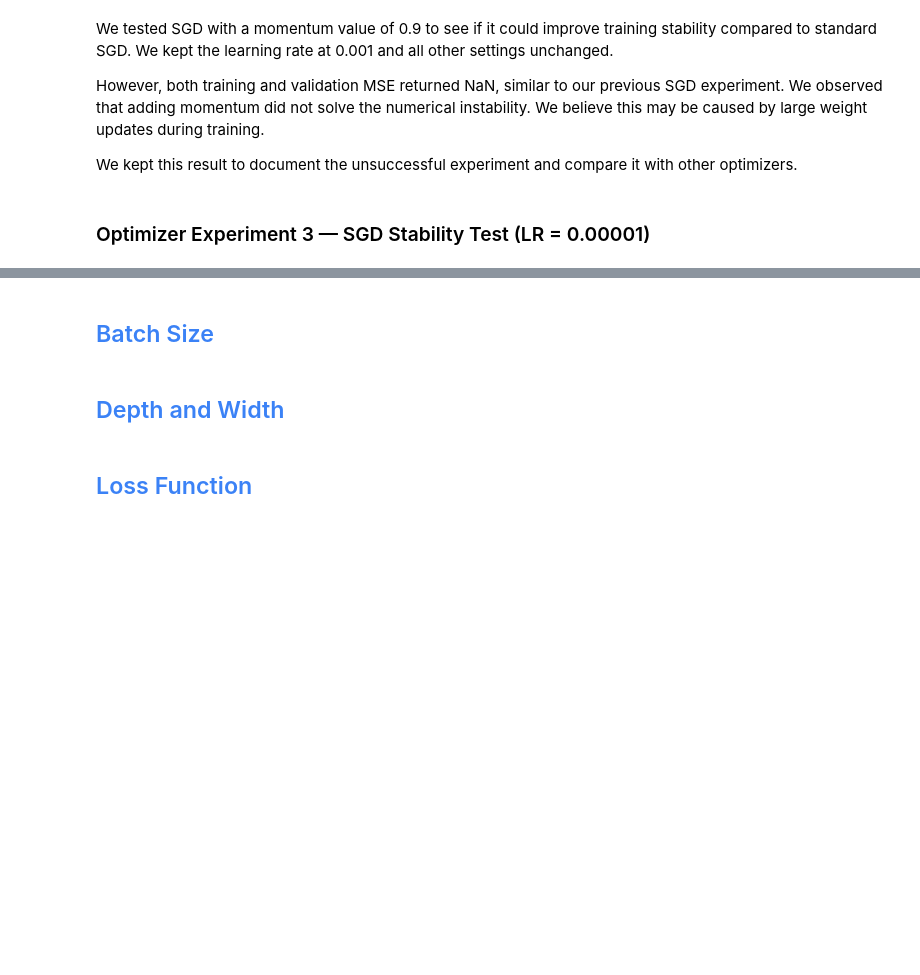
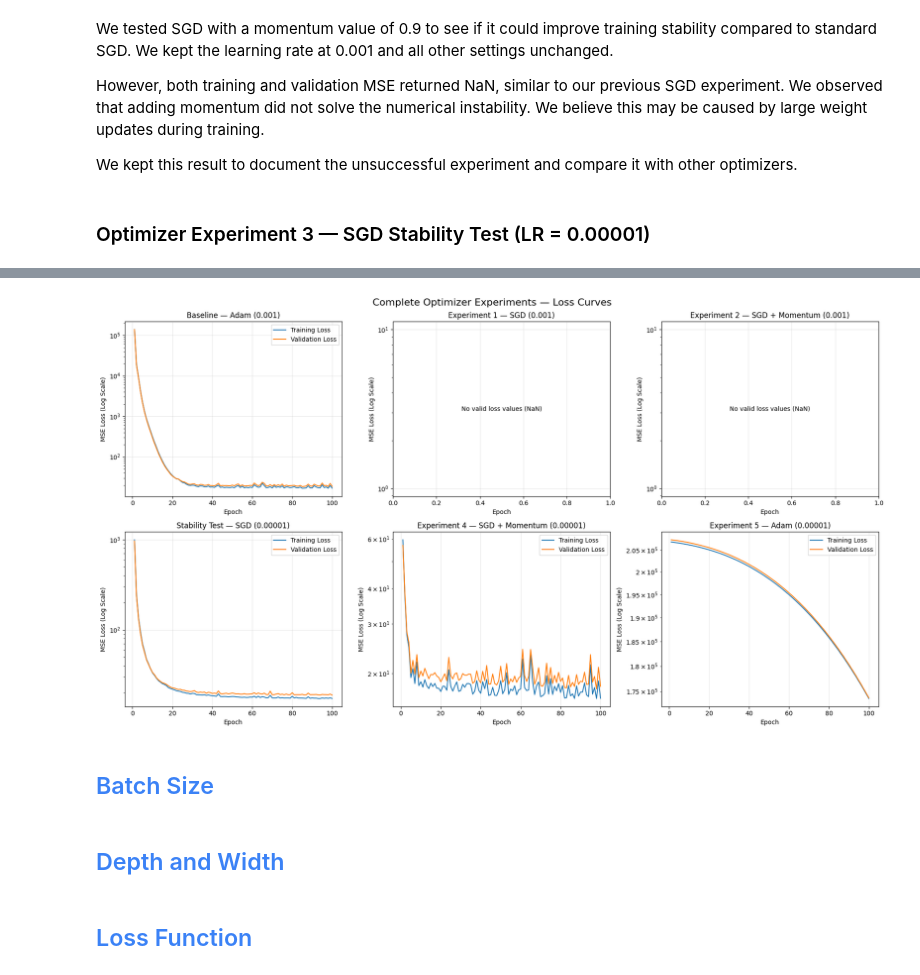
Before and after one commit to DOHA-BASEM3/DS330-Deep-Learning-Project, a Jupyter notebook: DS330_P1_Teletubbies💗.ipynb, the cells around one changed output, grey strips where cells are left out. Saved outputs shown, nothing was run; the diff lists cells and outputs as text; code cells hidden in the pictures; blank space fills up the shorter version.

Commit message:
Update optimizer experiments and results

```diff
--- a/DS330_P1_Teletubbies💗.ipynb
+++ b/DS330_P1_Teletubbies💗.ipynb
@@ -779,3 +1057,82 @@ Training Time: 24.11 seconds
+# %%
+
+import numpy as np
+import matplotlib.pyplot as plt
+
+optimizer_curves = [
+    ("Baseline — Adam (0.001)", train_losses, val_losses),
+    ("Experiment 1 — SGD (0.001)",
+     optimizer_results[0]["Train Losses"],
+     optimizer_results[0]["Val Losses"]),
+    ("Experiment 2 — SGD + Momentum (0.001)",
+     optimizer_results[1]["Train Losses"],
+     optimizer_results[1]["Val Losses"]),
+    ("Stability Test — SGD (0.00001)",
+     sgd_train_losses, sgd_val_losses),
+    ("Experiment 4 — SGD + Momentum (0.00001)",
+     momentum_train_losses, momentum_val_losses),
+    ("Experiment 5 — Adam (0.00001)",
+     adam_train_losses, adam_val_losses)
+]
+
+fig, axes = plt.subplots(2, 3, figsize=(18, 10))
+axes = axes.flatten()
+
+for ax, (name, train_curve, val_curve) in zip(
+    axes, optimizer_curves
+):
+    train_curve = np.asarray(train_curve, dtype=float)
+    val_curve = np.asarray(val_curve, dtype=float)
+
+    train_curve = np.where(
+        np.isfinite(train_curve) & (train_curve > 0),
+        train_curve, np.nan
+    )
+
+    val_curve = np.where(
+        np.isfinite(val_curve) & (val_curve > 0),
+        val_curve, np.nan
+    )
+
+    if np.isfinite(train_curve).any():
+        ax.plot(
+            np.arange(1, len(train_curve) + 1),
+            train_curve,
+            label="Training Loss"
+        )
+
+    if np.isfinite(val_curve).any():
+        ax.plot(
+            np.arange(1, len(val_curve) + 1),
+            val_curve,
+            label="Validation Loss"
+        )
+
+    ax.set_title(name)
+    ax.set_xlabel("Epoch")
+    ax.set_ylabel("MSE Loss (Log Scale)")
+    ax.set_yscale("log")
+    ax.grid(True, alpha=0.3)
+
+    if np.isfinite(train_curve).any() or np.isfinite(val_curve).any():
+        ax.legend()
+    else:
+        ax.text(
+            0.5, 0.5,
+            "No valid loss values (NaN)",
+            ha="center",
+            va="center",
+            transform=ax.transAxes
+        )
+
+plt.suptitle(
+    "Complete Optimizer Experiments — Loss Curves",
+    fontsize=16
+)
+plt.tight_layout()
+plt.show()
+# %% [output]
+[figure, added]
 # %% [markdown]
 ## <font color="#3B82F6">Batch Size</font>
 # %% [markdown]
```
Also changed, not shown: parts of 22 cells of this notebook.
